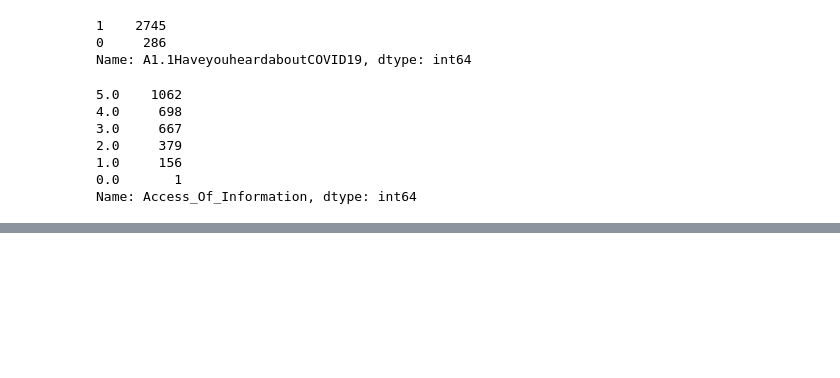
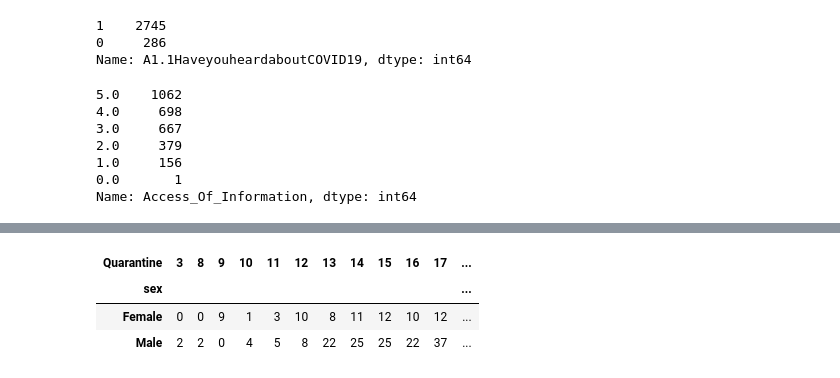
Before and after one commit to Srj/Survey_Hypothesis_Testing, a Jupyter notebook: Data_Cleaning.ipynb, the cells around one changed output, grey strips where cells are left out. Saved outputs shown, nothing was run; the diff lists cells and outputs as text; code cells hidden in the pictures; blank space fills up the shorter version.

```diff
--- a/Data_Cleaning.ipynb
+++ b/Data_Cleaning.ipynb
@@ -259,0 +361,7 @@ cleaned['Access_Of_Information'] = cleaned['1.1HeardCovid'] + cleaned['1.2_Telev
+# %%
+contingency_table
+# %% [output]
+| Quarantine | 3 | 8 | 9 | 10 | 11 | 12 | 13 | 14 | 15 | 16 | 17 | ... |
+| sex |  |  |  |  |  |  |  |  |  |  |  | ... |
+| Female | 0 | 0 | 9 | 1 | 3 | 10 | 8 | 11 | 12 | 10 | 12 | ... |
+| Male | 2 | 2 | 0 | 4 | 5 | 8 | 22 | 25 | 25 | 22 | 37 | ... |
```
Also changed, not shown: parts of 15 cells of this notebook, 1 other file.
